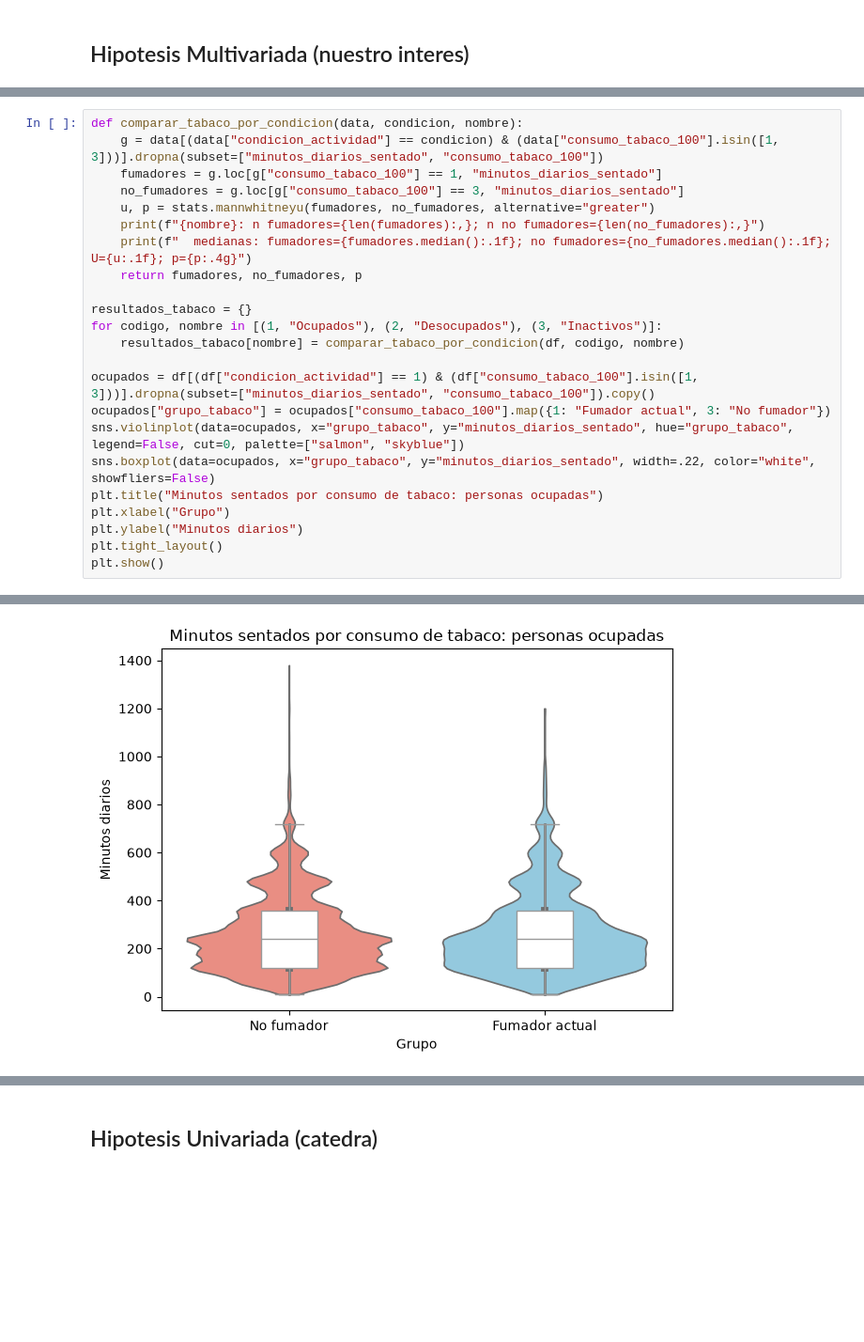
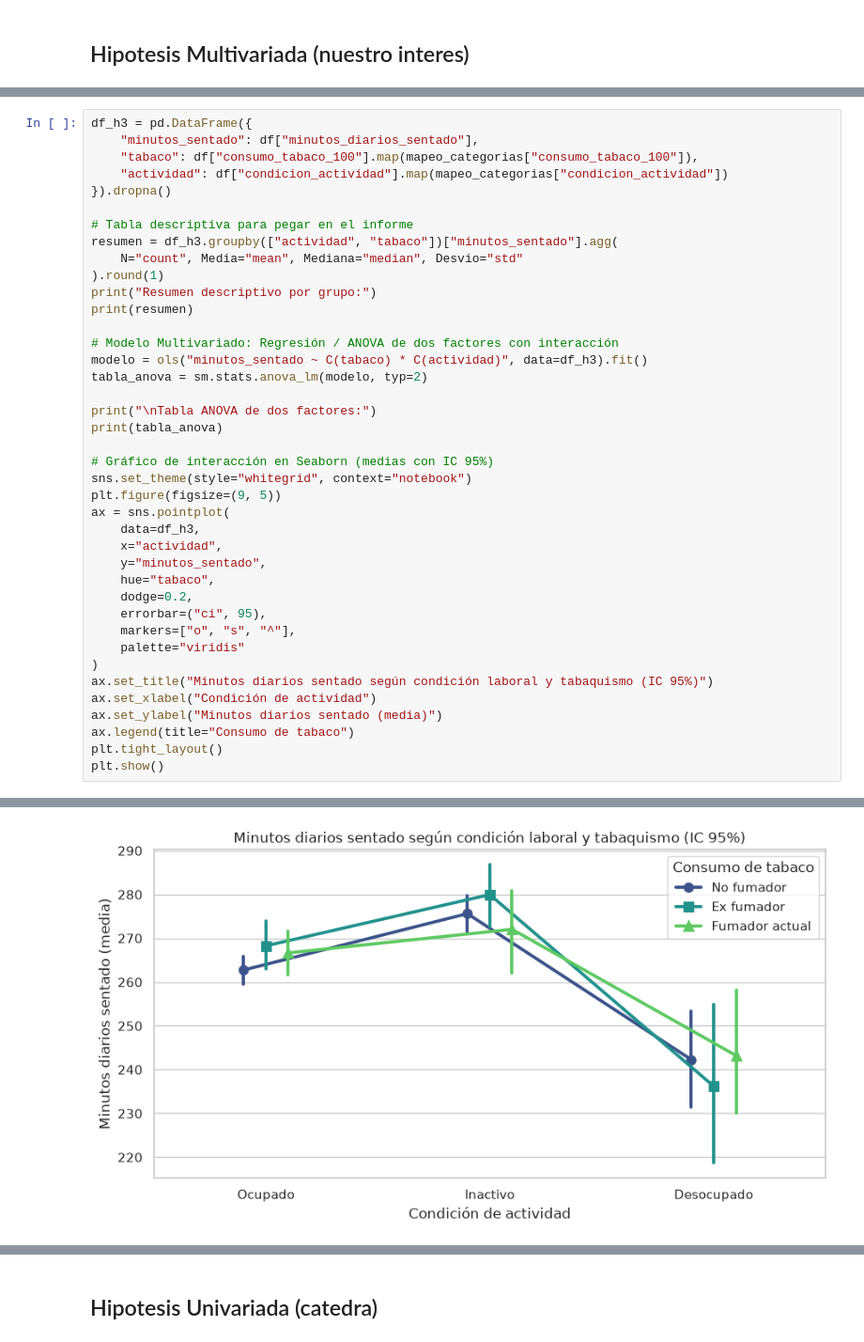
Before and after one commit to Franruaben11/fundamentos-enfr, a Jupyter notebook: analisis_enfr.ipynb, the cells around one changed output, grey strips where cells are left out. Shown at 94% size. Saved outputs shown, nothing was run; the diff lists cells and outputs as text; blank space fills up the shorter version.

```diff
--- a/analisis_enfr.ipynb
+++ b/analisis_enfr.ipynb
@@ -707,24 +737,41 @@ Se elige Mann-Whitney porque se comparan dos grupos independientes y el tiempo s
 # %%
-def comparar_tabaco_por_condicion(data, condicion, nombre):
-    g = data[(data["condicion_actividad"] == condicion) & (data["consumo_tabaco_100"].isin([1, 3]))].dropna(subset=["minutos_diarios_sentado", "consumo_tabaco_100"])
-    fumadores = g.loc[g["consumo_tabaco_100"] == 1, "minutos_diarios_sentado"]
-    no_fumadores = g.loc[g["consumo_tabaco_100"] == 3, "minutos_diarios_sentado"]
-    u, p = stats.mannwhitneyu(fumadores, no_fumadores, alternative="greater")
-    print(f"{nombre}: n fumadores={len(fumadores):,}; n no fumadores={len(no_fumadores):,}")
-    print(f"  medianas: fumadores={fumadores.median():.1f}; no fumadores={no_fumadores.median():.1f}; U={u:.1f}; p={p:.4g}")
-    return fumadores, no_fumadores, p
+df_h3 = pd.DataFrame({
+    "minutos_sentado": df["minutos_diarios_sentado"],
+    "tabaco": df["consumo_tabaco_100"].map(mapeo_categorias["consumo_tabaco_100"]),
+    "actividad": df["condicion_actividad"].map(mapeo_categorias["condicion_actividad"])
+}).dropna()
 
-resultados_tabaco = {}
-for codigo, nombre in [(1, "Ocupados"), (2, "Desocupados"), (3, "Inactivos")]:
-    resultados_tabaco[nombre] = comparar_tabaco_por_condicion(df, codigo, nombre)
+# Tabla descriptiva para pegar en el informe
+resumen = df_h3.groupby(["actividad", "tabaco"])["minutos_sentado"].agg(
+    N="count", Media="mean", Mediana="median", Desvio="std"
+).round(1)
+print("Resumen descriptivo por grupo:")
+print(resumen)
 
-ocupados = df[(df["condicion_actividad"] == 1) & (df["consumo_tabaco_100"].isin([1, 3]))].dropna(subset=["minutos_diarios_sentado", "consumo_tabaco_100"]).copy()
-ocupados["grupo_tabaco"] = ocupados["consumo_tabaco_100"].map({1: "Fumador actual", 3: "No fumador"})
-sns.violinplot(data=ocupados, x="grupo_tabaco", y="minutos_diarios_sentado", hue="grupo_tabaco", legend=False, cut=0, palette=["salmon", "skyblue"])
-sns.boxplot(data=ocupados, x="grupo_tabaco", y="minutos_diarios_sentado", width=.22, color="white", showfliers=False)
-plt.title("Minutos sentados por consumo de tabaco: personas ocupadas")
-plt.xlabel("Grupo")
-plt.ylabel("Minutos diarios")
+# Modelo Multivariado: Regresión / ANOVA de dos factores con interacción
+modelo = ols("minutos_sentado ~ C(tabaco) * C(actividad)", data=df_h3).fit()
+tabla_anova = sm.stats.anova_lm(modelo, typ=2)
+
+print("\nTabla ANOVA de dos factores:")
+print(tabla_anova)
+
+# Gráfico de interacción en Seaborn (medias con IC 95%)
+sns.set_theme(style="whitegrid", context="notebook")
+plt.figure(figsize=(9, 5))
+ax = sns.pointplot(
+    data=df_h3,
+    x="actividad",
+    y="minutos_sentado",
+    hue="tabaco",
+    dodge=0.2,
+    errorbar=("ci", 95),
+    markers=["o", "s", "^"],
+    palette="viridis"
+)
+ax.set_title("Minutos diarios sentado según condición laboral y tabaquismo (IC 95%)")
+ax.set_xlabel("Condición de actividad")
+ax.set_ylabel("Minutos diarios sentado (media)")
+ax.legend(title="Consumo de tabaco")
 plt.tight_layout()
 plt.show()
 # %% [output]
@@ -737,2 +797,2 @@ Inactivos: n fumadores=1,411; n no fumadores=6,585
-[figure, old version]
+[figure, new version]
 # %% [markdown]
```
Also changed, not shown: parts of 18 cells of this notebook.
